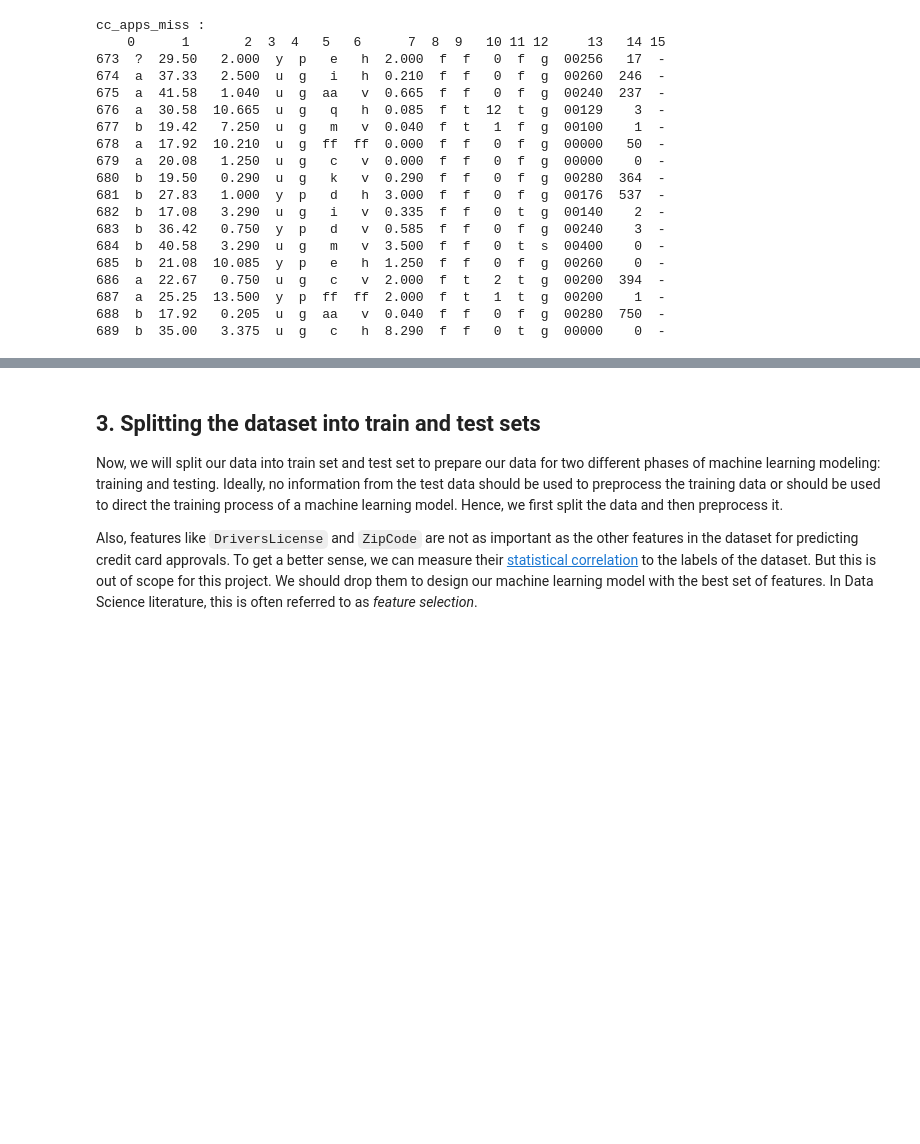
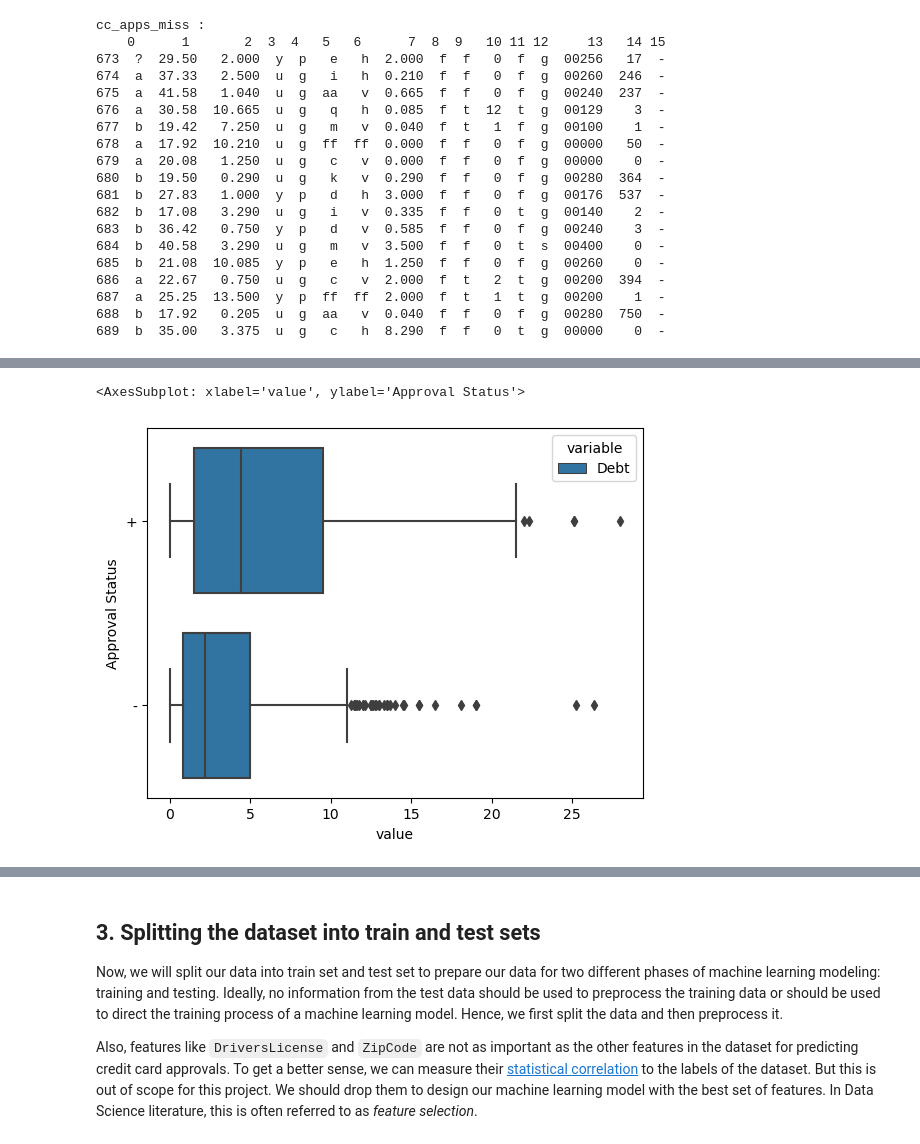
Before and after one commit to huang-pixel/CreditCardApproval, a Jupyter notebook: credit_card_approval.ipynb, the cells around one changed output, grey strips where cells are left out. Saved outputs shown, nothing was run; the diff lists cells and outputs as text; code cells hidden in the pictures; blank space fills up the shorter version.

```diff
--- a/credit_card_approval.ipynb
+++ b/credit_card_approval.ipynb
@@ -93,0 +117,10 @@ cc_apps_miss :
+# %%
+# Draw a boxplot to visualize the correlation of the feature Debt with admissible states
+# Import seaborn
+import seaborn as sns
+
+to_plot_debt = pd.melt(cc_apps, id_vars=[15], value_vars=[2])
+to_plot_debt["variable"] = to_plot_debt["variable"].apply(lambda x: "Debt" if x == 2 else None)
+
+to_plot_debt.rename(columns={15:'Approval Status'}, inplace=True)
+to_plot_debt.head()
@@ -93,0 +134,5 @@ cc_apps_miss :
+# %%
+sns.boxplot(data=to_plot_debt, x="value", y="Approval Status", hue="variable")
+# %% [output]
+<AxesSubplot: xlabel='value', ylabel='Approval Status'>
+[figure, added]
```
Also changed, not shown: parts of 8 cells of this notebook.
